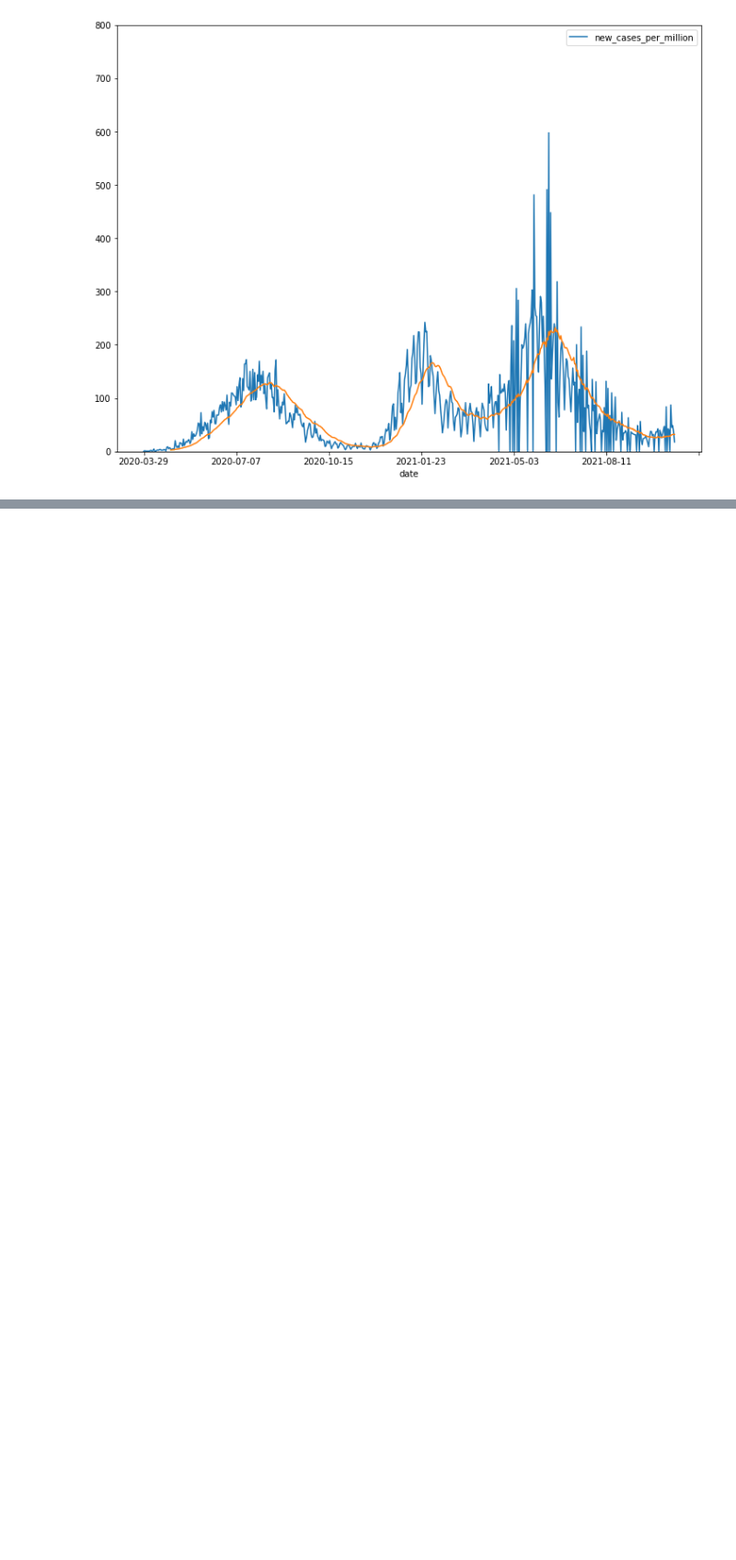
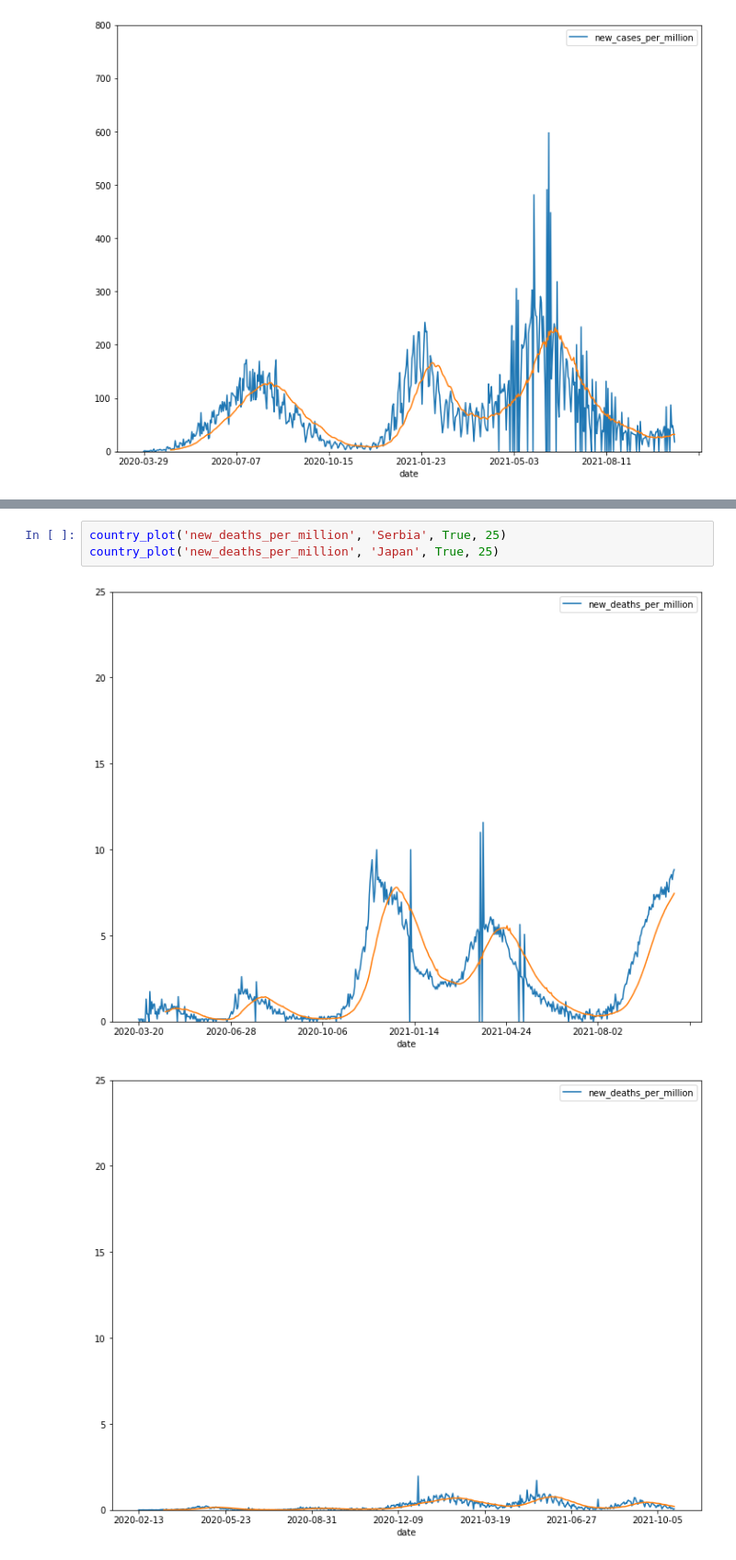
Before and after one commit to ProsperChuks/COVID-19-Data-Analysis, a Jupyter notebook: covid_.ipynb, the cells around one changed output, grey strips where cells are left out. Shown at 92% size. Drawn from its saved outputs; the diff is of its cells as text; blank space fills up the shorter version.

Commit message:
median age effect on death rate

```diff
--- a/covid_.ipynb
+++ b/covid_.ipynb
@@ -36,0 +41,6 @@ country_plot('new_cases_per_million', 'Bolivia', True, 800)
+# %%
+country_plot('new_deaths_per_million', 'Serbia', True, 25)
+country_plot('new_deaths_per_million', 'Japan', True, 25)
+# %% [output]
+[figure, added]
+[figure, added]
```
Also changed, not shown: parts of 1 cell of this notebook.
